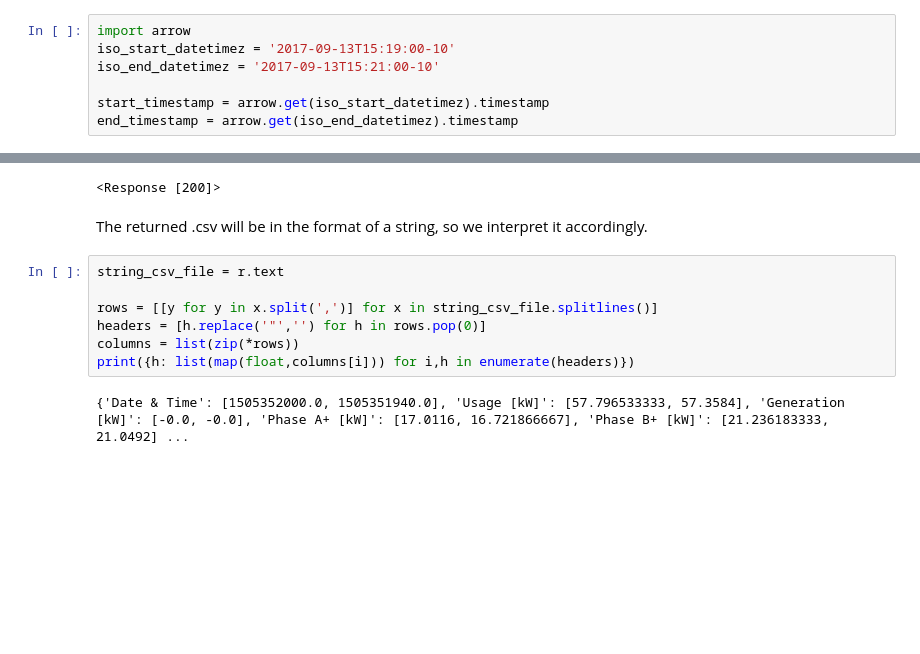
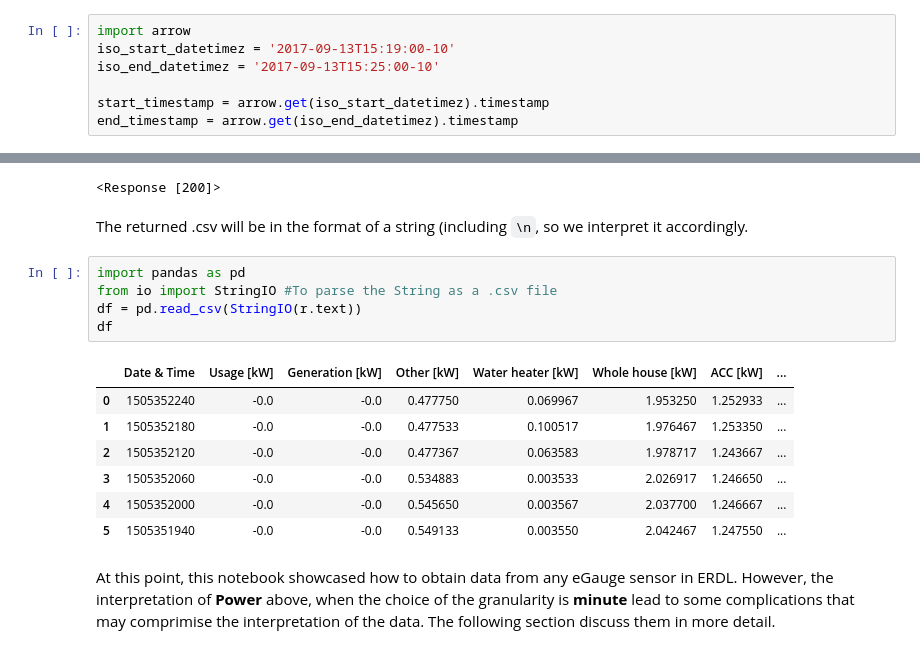
Before and after one commit to erdl/lonoa, a Jupyter notebook: egauge/Requesting raw data from eGauge API.ipynb, the cells around one changed output, grey strips where cells are left out. Drawn from its saved outputs; the diff is of its cells as text; blank space fills up the shorter version.

```diff
--- a/egauge/Requesting raw data from eGauge API.ipynb
+++ b/egauge/Requesting raw data from eGauge API.ipynb
@@ -52,7 +52,7 @@ Hawaii Timezone is -10.
 # %%
 import arrow
 iso_start_datetimez = '2017-09-13T15:19:00-10'
-iso_end_datetimez = '2017-09-13T15:21:00-10'
+iso_end_datetimez = '2017-09-13T15:25:00-10'
 
 start_timestamp = arrow.get(iso_start_datetimez).timestamp
 end_timestamp = arrow.get(iso_end_datetimez).timestamp
@@ -91,13 +95,19 @@ print(r)
 # %% [output]
 <Response [200]>
 # %% [markdown]
-The returned .csv will be in the format of a string, so we interpret it accordingly.
+The returned .csv will be in the format of a string (including `\n`, so we interpret it accordingly.
-# %%
-string_csv_file = r.text
-
-rows = [[y for y in x.split(',')] for x in string_csv_file.splitlines()]
-headers = [h.replace('"','') for h in rows.pop(0)]
-columns = list(zip(*rows))
-print({h: list(map(float,columns[i])) for i,h in enumerate(headers)})
-# %% [output]
-{'Date & Time': [1505352000.0, 1505351940.0], 'Usage [kW]': [57.796533333, 57.3584], 'Generation [kW]': [-0.0, -0.0], 'Phase A+ [kW]': [17.0116, 16.721866667], 'Phase B+ [kW]': [21.236183333, 21.0492] ...
+# %%
+import pandas as pd
+from io import StringIO #To parse the String as a .csv file
+df = pd.read_csv(StringIO(r.text))
+df
+# %% [output]
+|  | Date & Time | Usage [kW] | Generation [kW] | Other [kW] | Water heater [kW] | Whole house [kW] | ACC [kW] | ... |
+| 0 | 1505352240 | -0.0 | -0.0 | 0.477750 | 0.069967 | 1.953250 | 1.252933 | ... |
+| 1 | 1505352180 | -0.0 | -0.0 | 0.477533 | 0.100517 | 1.976467 | 1.253350 | ... |
+| 2 | 1505352120 | -0.0 | -0.0 | 0.477367 | 0.063583 | 1.978717 | 1.243667 | ... |
+| 3 | 1505352060 | -0.0 | -0.0 | 0.534883 | 0.003533 | 2.026917 | 1.246650 | ... |
+| 4 | 1505352000 | -0.0 | -0.0 | 0.545650 | 0.003567 | 2.037700 | 1.246667 | ... |
+| 5 | 1505351940 | -0.0 | -0.0 | 0.549133 | 0.003550 | 2.042467 | 1.247550 | ... |
+# %% [markdown]
+At this point, this notebook showcased how to obtain data from any eGauge sensor in ERDL. However, the interpretation of **Power** above, when the choice of the granularity is **minute** lead to some complications that may comprimise the interpretation of the data. The following section discuss them in more detail.
```
Also changed, not shown: parts of 28 cells of this notebook, 1 other file.
